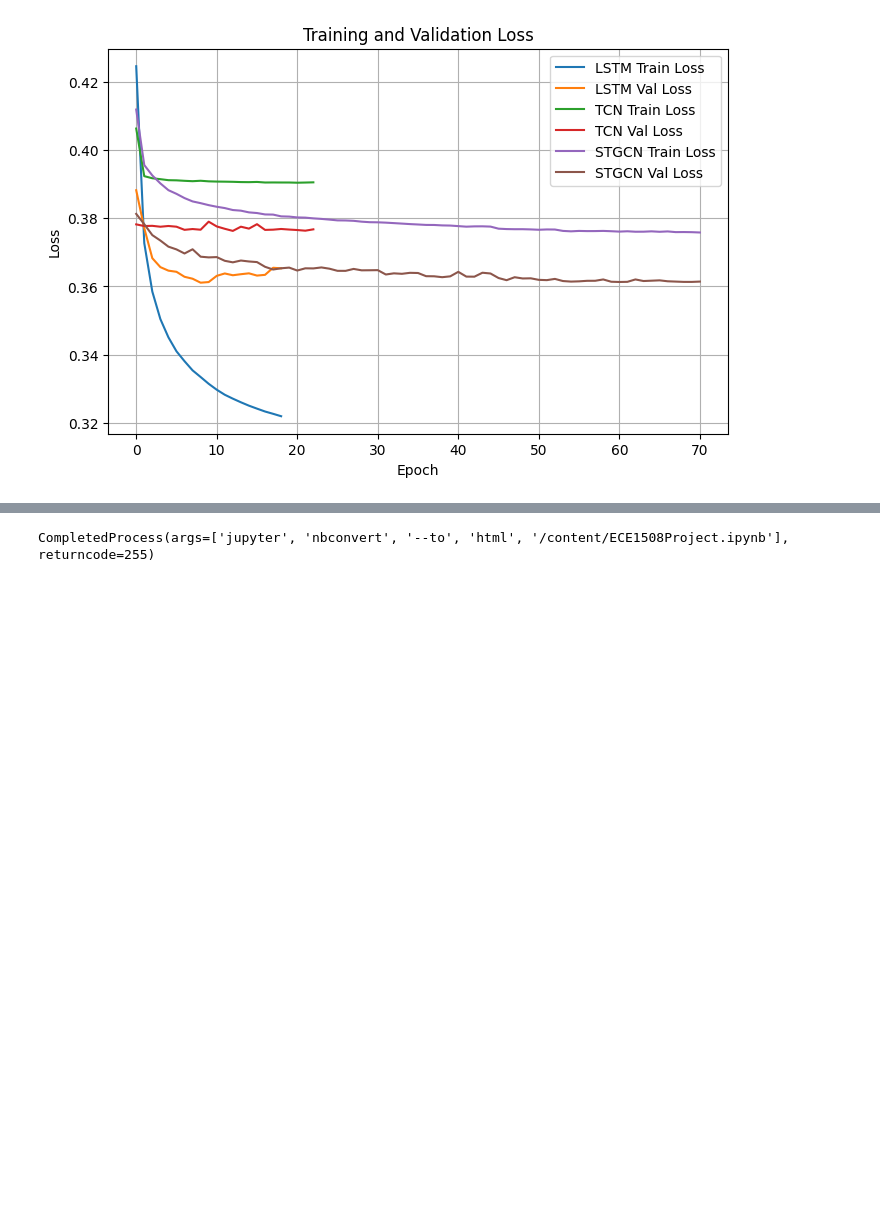
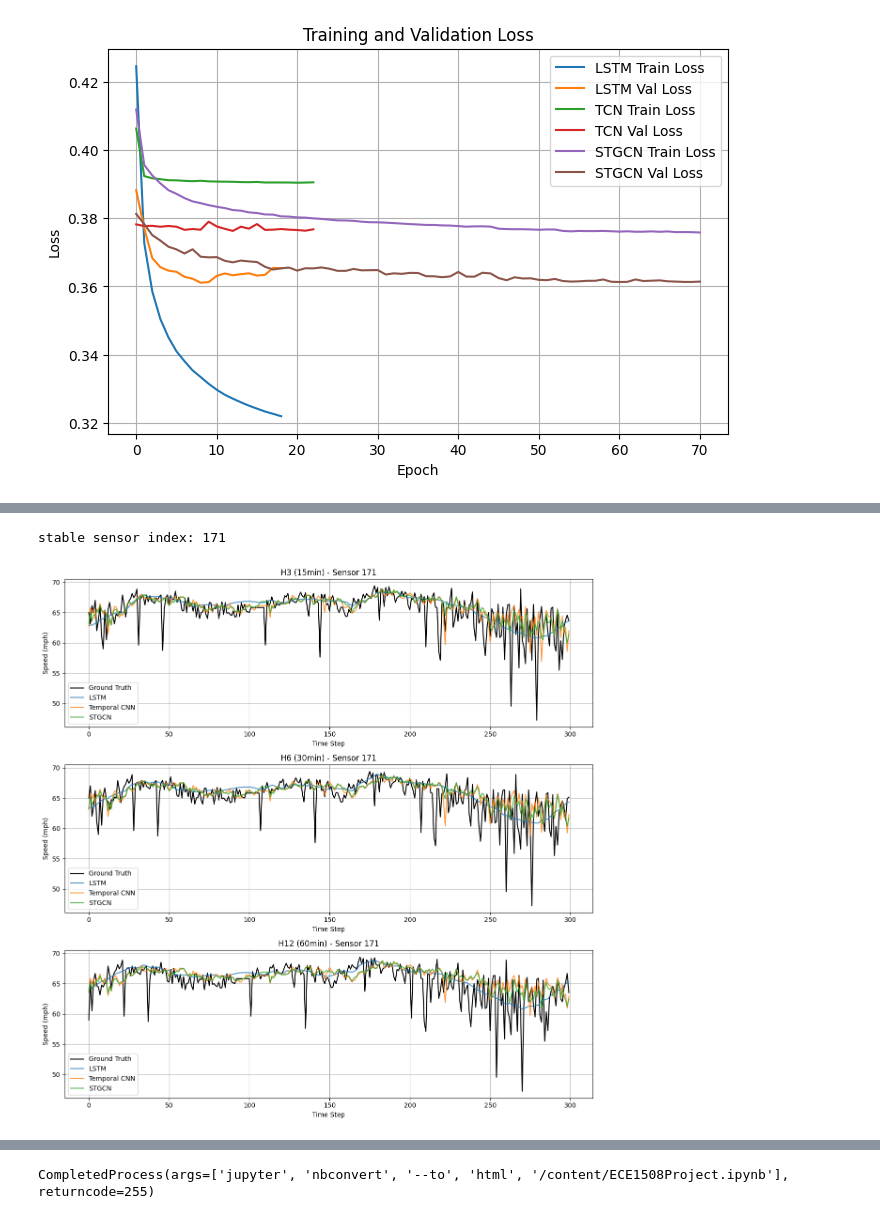
Before and after one commit to lcg077/ECE1508-Project, a Jupyter notebook: ECE1508Project.ipynb, the cells around one changed output, grey strips where cells are left out. Cells and saved outputs as stored; diff of their text form; code cells hidden in the pictures; blank space fills up the shorter version.

```diff
--- a/ECE1508Project.ipynb
+++ b/ECE1508Project.ipynb
@@ -968,0 +1180,32 @@ plt.show()
+# %%
+# find a sensor with stable speed pattern
+variances = stgcn_targets_denorm[:, 0, :].var(axis=0)
+stable_sensor = variances.argsort()[10]
+print("stable sensor index:", stable_sensor)
+# %% [output]
+stable sensor index: 171
+# %%
+fig, axes = plt.subplots(3, 1, figsize=(12, 12))
+horizons = [3, 6, 12]
+sensor_idx = stable_sensor
+num_points = 300
+
+for ax, h in zip(axes, horizons):
+    ax.plot(lstm_targets_denorm[:num_points, h-1, sensor_idx],
+            label="Ground Truth", color="black")
+    ax.plot(lstm_preds_denorm[:num_points, h-1, sensor_idx],
+            label="LSTM", alpha=0.8)
+    ax.plot(tcn_preds_denorm[:num_points, h-1, sensor_idx],
+            label="Temporal CNN", alpha=0.8)
+    ax.plot(stgcn_preds_denorm[:num_points, h-1, sensor_idx],
+            label="STGCN", alpha=0.8)
+    ax.set_title(f"H{h} ({h*5}min) - Sensor {sensor_idx}")
+    ax.set_xlabel("Time Step")
+    ax.set_ylabel("Speed (mph)")
+    ax.legend()
+    ax.grid(True)
+
+plt.tight_layout()
+plt.show()
+# %% [output]
+[figure, added]
```
Also changed, not shown: parts of 14 cells of this notebook.
